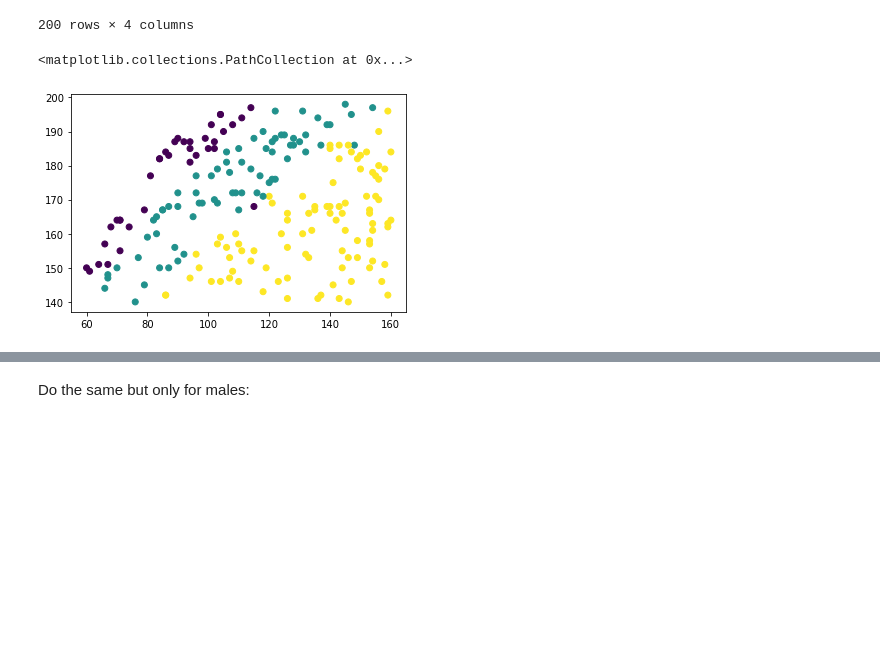
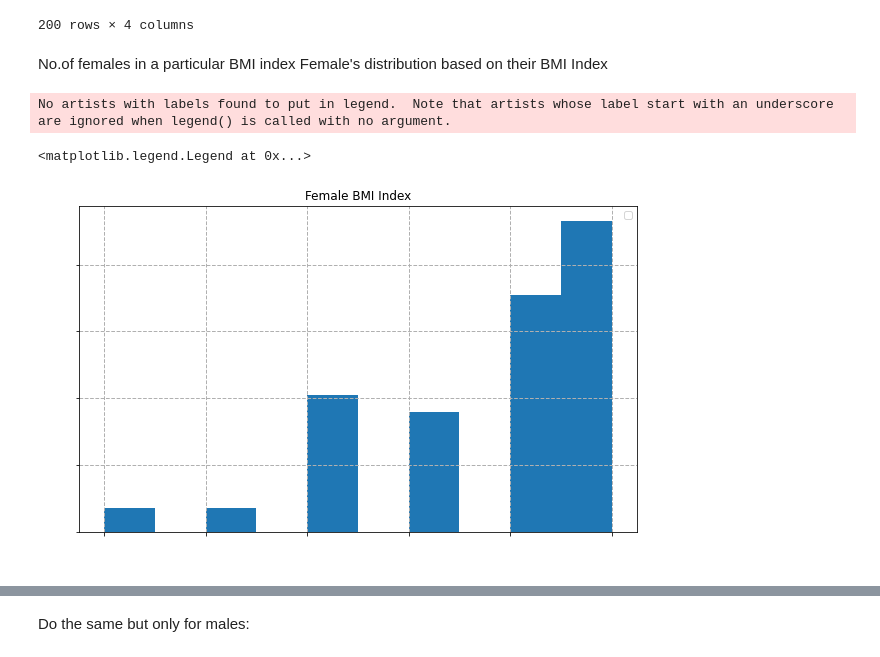
Before and after one commit to Abubakr1710/Friday_challenge_18.02, a Jupyter notebook: Friday Week 1 Math Challenge .ipynb, the cells around one changed output, grey strips where cells are left out. Cells and saved outputs as stored; diff of their text form; code cells hidden in the pictures; blank space fills up the shorter version.

```diff
--- a/Friday Week 1 Math Challenge .ipynb
+++ b/Friday Week 1 Math Challenge .ipynb
@@ -105,8 +106,20 @@ df_female_overweighted
 | 496 | Female | 184 | 121 | 4 |
 | 497 | Female | 141 | 136 | 5 |
 200 rows × 4 columns
-# %%
-plt.scatter(df_female_overweighted['Weight'],df_female_overweighted['Height'],c=df_female_overweighted.Index)
-# %% [output]
-<matplotlib.collections.PathCollection at 0x...>
-[figure, removed]
+# %% [markdown]
+No.of females in a particular BMI index
+Female's distribution based on their BMI Index
+# %%
+plt.figure(figsize=(10,6))
+plt.hist(df_female['Index'])
+plt.xticks(color='white')
+plt.yticks(color='white')
+plt.xlabel('Weight',color='white')
+plt.ylabel('No.of people',color = 'white')
+plt.grid(True, linestyle='--', linewidth = 1)
+plt.title('Female BMI Index')
+plt.legend()
+# %% [output]
+No artists with labels found to put in legend.  Note that artists whose label start with an underscore are ignored when legend() is called with no argument.
+<matplotlib.legend.Legend at 0x...>
+[figure, added]
```
Also changed, not shown: parts of 24 cells of this notebook, 2 other files.
